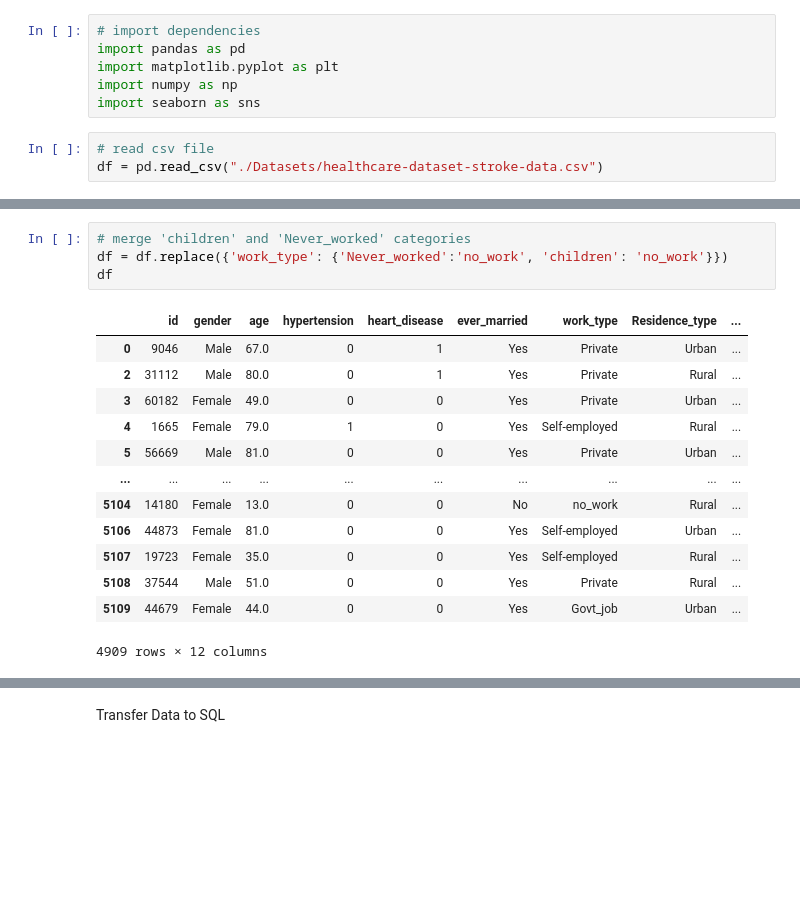
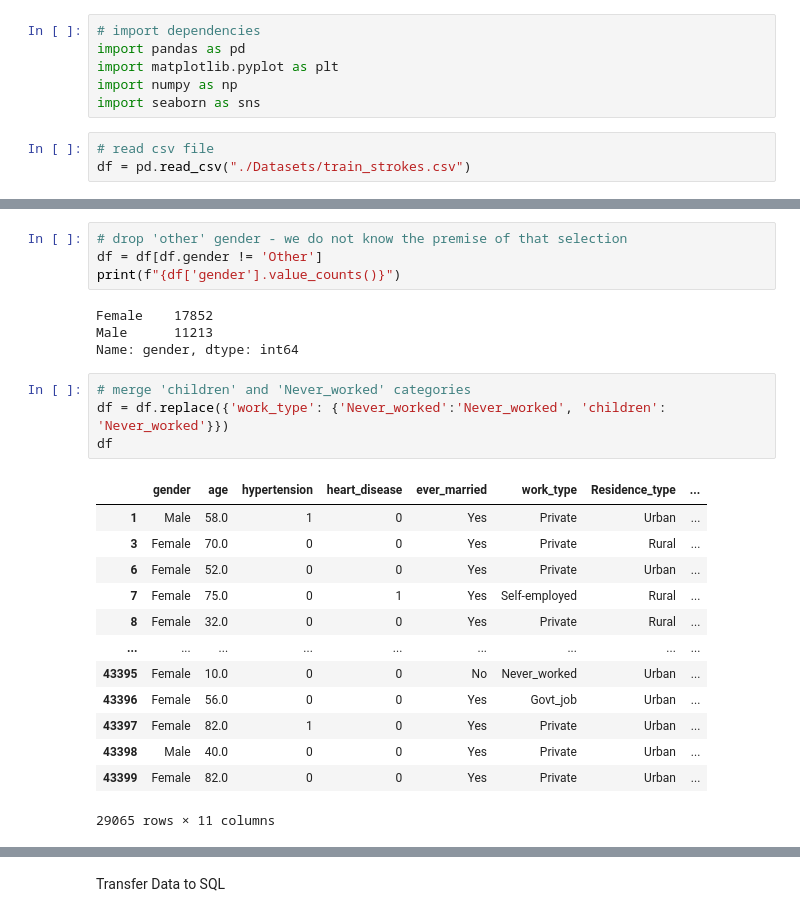
Before and after one commit to sadayas/strokerisks, a Jupyter notebook: stroke_data_labels.ipynb, the cells around one changed output, grey strips where cells are left out. Saved outputs shown, nothing was run; the diff lists cells and outputs as text; blank space fills up the shorter version.

```diff
--- a/stroke_data_labels.ipynb
+++ b/stroke_data_labels.ipynb
@@ -8,4 +8,4 @@ import numpy as np
 import seaborn as sns
 # %%
 # read csv file
-df = pd.read_csv("./Datasets/healthcare-dataset-stroke-data.csv")
+df = pd.read_csv("./Datasets/train_strokes.csv")
@@ -30,21 +75,29 @@ df
+# %%
+# drop 'other' gender - we do not know the premise of that selection
+df = df[df.gender != 'Other']
+print(f"{df['gender'].value_counts()}")
+# %% [output]
+Female    17852
+Male      11213
+Name: gender, dtype: int64
 # %%
 # merge 'children' and 'Never_worked' categories
-df = df.replace({'work_type': {'Never_worked':'no_work', 'children': 'no_work'}})
+df = df.replace({'work_type': {'Never_worked':'Never_worked', 'children': 'Never_worked'}})
 df
 # %% [output]
-|  | id | gender | age | hypertension | heart_disease | ever_married | work_type | Residence_type | ... |
-| 0 | 9046 | Male | 67.0 | 0 | 1 | Yes | Private | Urban | ... |
-| 2 | 31112 | Male | 80.0 | 0 | 1 | Yes | Private | Rural | ... |
-| 3 | 60182 | Female | 49.0 | 0 | 0 | Yes | Private | Urban | ... |
-| 4 | 1665 | Female | 79.0 | 1 | 0 | Yes | Self-employed | Rural | ... |
-| 5 | 56669 | Male | 81.0 | 0 | 0 | Yes | Private | Urban | ... |
-| ... | ... | ... | ... | ... | ... | ... | ... | ... | ... |
-| 5104 | 14180 | Female | 13.0 | 0 | 0 | No | no_work | Rural | ... |
-| 5106 | 44873 | Female | 81.0 | 0 | 0 | Yes | Self-employed | Urban | ... |
-| 5107 | 19723 | Female | 35.0 | 0 | 0 | Yes | Self-employed | Rural | ... |
-| 5108 | 37544 | Male | 51.0 | 0 | 0 | Yes | Private | Rural | ... |
-| 5109 | 44679 | Female | 44.0 | 0 | 0 | Yes | Govt_job | Urban | ... |
+|  | gender | age | hypertension | heart_disease | ever_married | work_type | Residence_type | ... |
+| 1 | Male | 58.0 | 1 | 0 | Yes | Private | Urban | ... |
+| 3 | Female | 70.0 | 0 | 0 | Yes | Private | Rural | ... |
+| 6 | Female | 52.0 | 0 | 0 | Yes | Private | Urban | ... |
+| 7 | Female | 75.0 | 0 | 1 | Yes | Self-employed | Rural | ... |
+| 8 | Female | 32.0 | 0 | 0 | Yes | Private | Rural | ... |
+| ... | ... | ... | ... | ... | ... | ... | ... | ... |
+| 43395 | Female | 10.0 | 0 | 0 | No | Never_worked | Urban | ... |
+| 43396 | Female | 56.0 | 0 | 0 | Yes | Govt_job | Urban | ... |
+| 43397 | Female | 82.0 | 1 | 0 | Yes | Private | Urban | ... |
+| 43398 | Male | 40.0 | 0 | 0 | Yes | Private | Urban | ... |
+| 43399 | Female | 82.0 | 0 | 0 | Yes | Private | Urban | ... |
-4909 rows × 12 columns
+29065 rows × 11 columns
 # %%
 # change hypertension answer from integers to string
 df['hypertension'] = df['hypertension'].replace({0: 'No', 1: 'Yes'})
```
Also changed, not shown: parts of 15 cells of this notebook, 2 other files.
